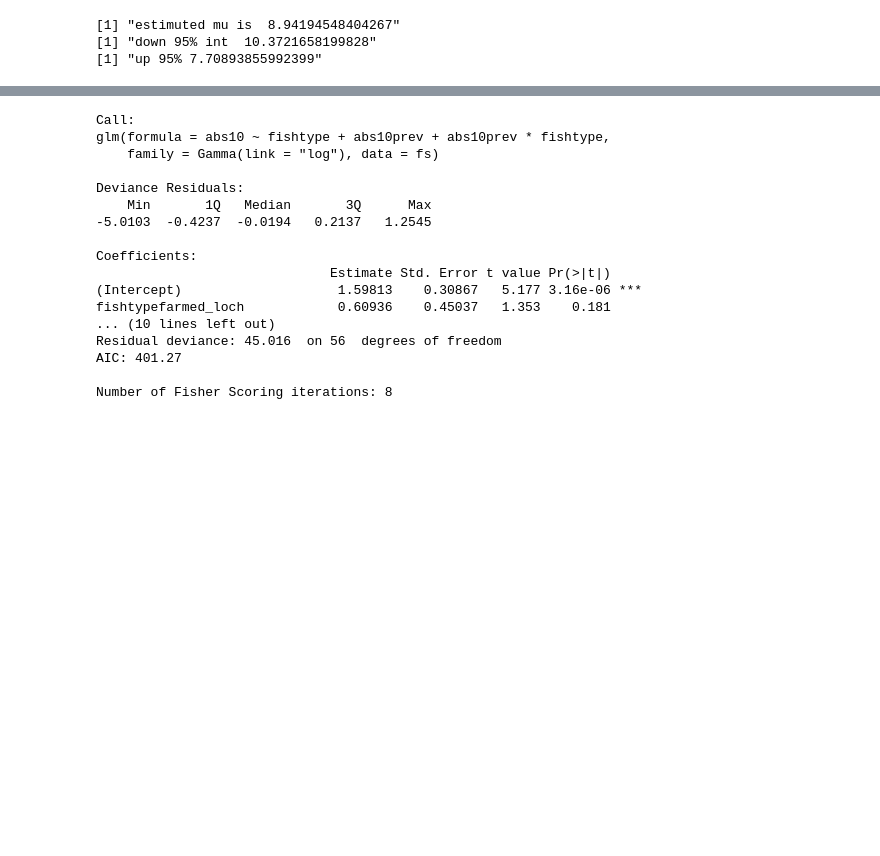
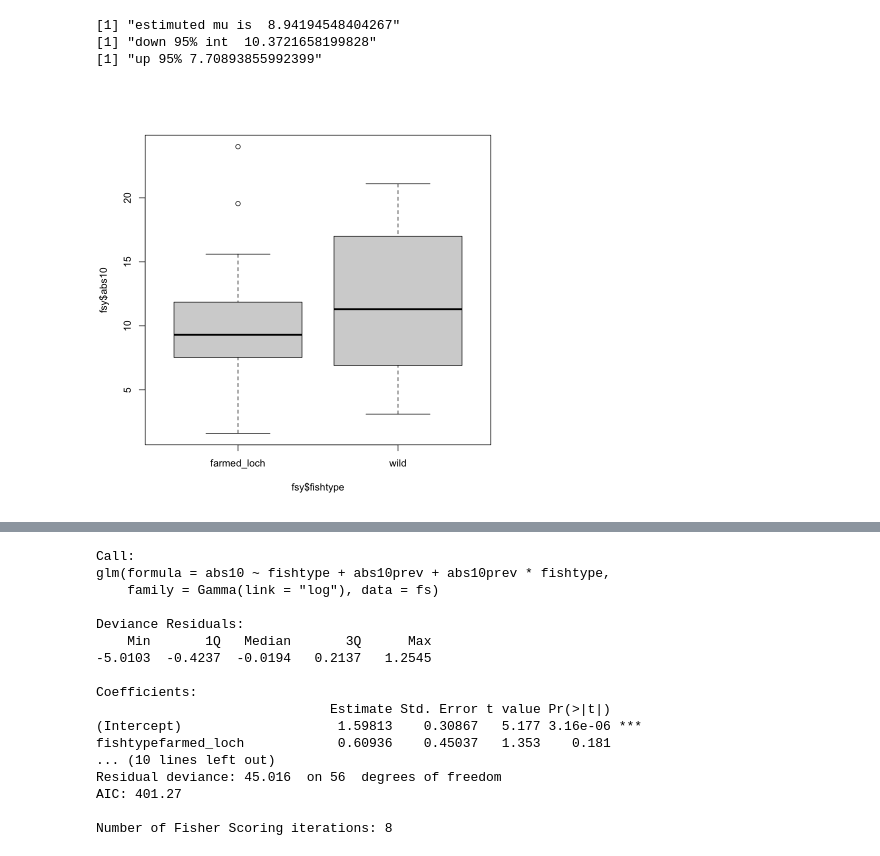
Before and after one commit to mixmixmix/imgtext, a Jupyter notebook: statistical_tests.ipynb, the cells around one changed output, grey strips where cells are left out. Cells and saved outputs as stored; diff of their text form; code cells hidden in the pictures; blank space fills up the shorter version.

```diff
--- a/statistical_tests.ipynb
+++ b/statistical_tests.ipynb
@@ -339,3 +339,9 @@ print(paste('up 95%', cdo))
 [1] "estimuted mu is  8.94194548404267"
 [1] "down 95% int  10.3721658199828"
 [1] "up 95% 7.70893855992399"
+# %%
+fsy <- subset(fs, fs == 'high')
+modelflowONE <- glm(abs10 ~ fishtype + abs10prev + abs10prev * fishtype,fsy,family=Gamma(link="log"))
+boxplot(fsy$abs10 ~ fsy$fishtype)
+# %% [output]
+[figure, added]
```
Also changed, not shown: parts of 3 cells of this notebook.
